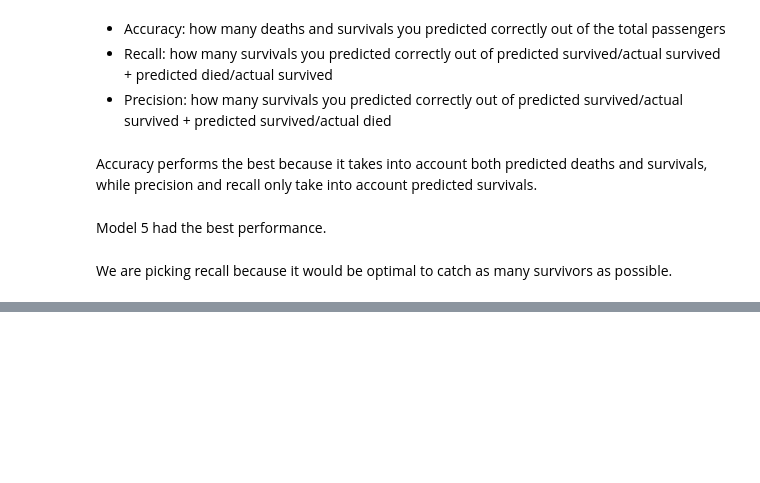
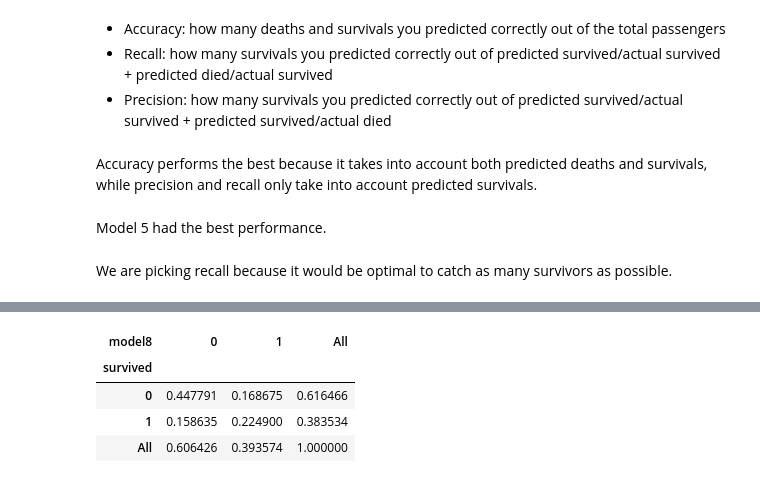
Before and after one commit to christophermayorga/classification-exercises, a Jupyter notebook: model.ipynb, the cells around one changed output, grey strips where cells are left out. Cells and saved outputs as stored; diff of their text form; code cells hidden in the pictures; blank space fills up the shorter version.

```diff
--- a/model.ipynb
+++ b/model.ipynb
@@ -399,0 +427,8 @@ We are picking recall because it would be optimal to catch as many survivors as
+# %%
+pd.crosstab(train.survived, train.model8, margins=True, normalize=True)
+# %% [output]
+| model8 | 0 | 1 | All |
+| survived |  |  |  |
+| 0 | 0.447791 | 0.168675 | 0.616466 |
+| 1 | 0.158635 | 0.224900 | 0.383534 |
+| All | 0.606426 | 0.393574 | 1.000000 |
```
Also changed, not shown: parts of 63 cells of this notebook, 1 other file.
